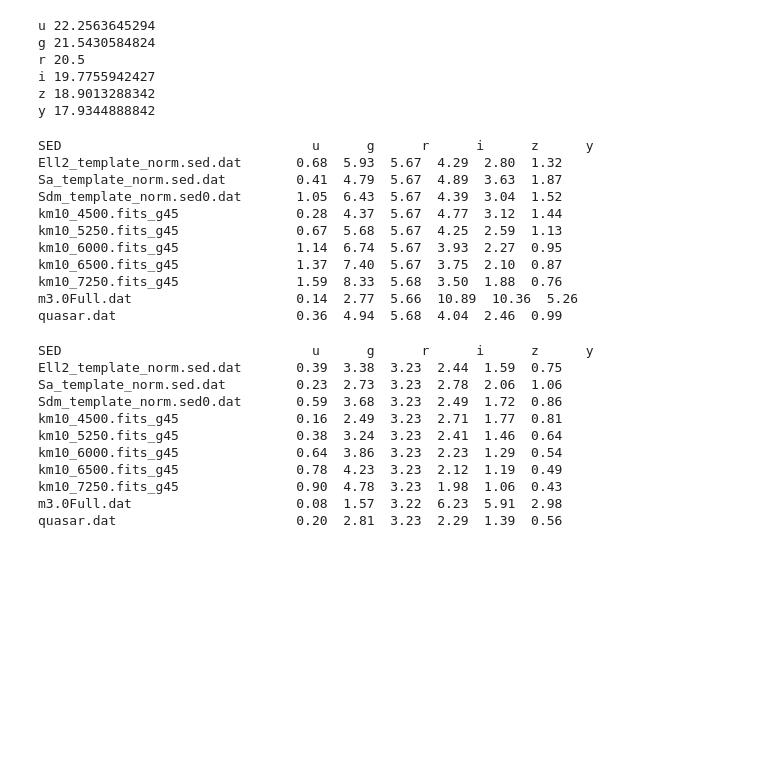
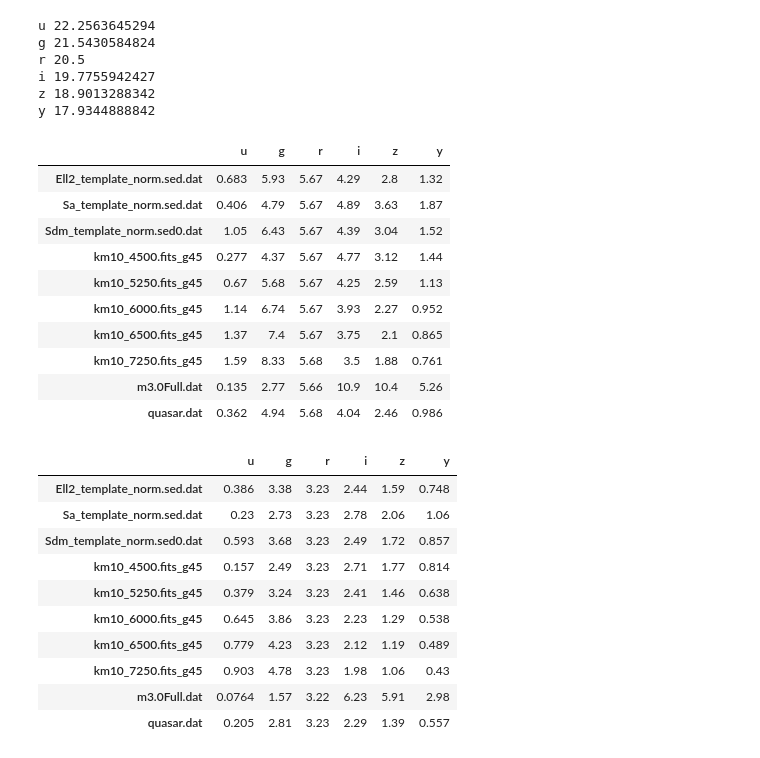
Before and after one commit to lsst/throughputs, a Jupyter notebook: examples/Calculating SNR.ipynb, the cells around one changed output. Drawn from its saved outputs; the diff is of its cells as text; code cells hidden in the pictures; blank space fills up the shorter version.

```diff
--- a/examples/Calculating SNR.ipynb
+++ b/examples/Calculating SNR.ipynb
@@ -259,51 +244,48 @@ y 17.9344888842
 # %%
 # Calculate SNR with varied sky brightness
 photParams = PhotometricParameters()
 seeing = 0.7
 FWHMeff = SignalToNoise.FWHMgeom2FWHMeff(seeing)
-snr = {}
-for s in seds:
-    snr[s] = {}
+snr = pd.DataFrame(index=seds, columns=filterlist)
+for i, s in enumerate(seds):
     for f in filterlist:
-        snr[s][f] = SignalToNoise.calcSNR_sed(seds[s], lsst_total[f], darksky, lsst_system[f],
+        snr.iloc[i][f] = SignalToNoise.calcSNR_sed(seds[s], lsst_total[f], darksky, lsst_system[f],
                                               photParams, FWHMeff=FWHMeff, verbose=False)
-_printSNR(snr)
+display(snr)
 # %% [output]
-SED                                u      g      r      i      z      y
-Ell2_template_norm.sed.dat       0.68  5.93  5.67  4.29  2.80  1.32
-Sa_template_norm.sed.dat         0.41  4.79  5.67  4.89  3.63  1.87
-Sdm_template_norm.sed0.dat       1.05  6.43  5.67  4.39  3.04  1.52
-km10_4500.fits_g45               0.28  4.37  5.67  4.77  3.12  1.44
-km10_5250.fits_g45               0.67  5.68  5.67  4.25  2.59  1.13
-km10_6000.fits_g45               1.14  6.74  5.67  3.93  2.27  0.95
-km10_6500.fits_g45               1.37  7.40  5.67  3.75  2.10  0.87
-km10_7250.fits_g45               1.59  8.33  5.68  3.50  1.88  0.76
-m3.0Full.dat                     0.14  2.77  5.66  10.89  10.36  5.26
-quasar.dat                       0.36  4.94  5.68  4.04  2.46  0.99
+|  | u | g | r | i | z | y |
+| Ell2_template_norm.sed.dat | 0.683 | 5.93 | 5.67 | 4.29 | 2.8 | 1.32 |
+| Sa_template_norm.sed.dat | 0.406 | 4.79 | 5.67 | 4.89 | 3.63 | 1.87 |
+| Sdm_template_norm.sed0.dat | 1.05 | 6.43 | 5.67 | 4.39 | 3.04 | 1.52 |
+| km10_4500.fits_g45 | 0.277 | 4.37 | 5.67 | 4.77 | 3.12 | 1.44 |
+| km10_5250.fits_g45 | 0.67 | 5.68 | 5.67 | 4.25 | 2.59 | 1.13 |
+| km10_6000.fits_g45 | 1.14 | 6.74 | 5.67 | 3.93 | 2.27 | 0.952 |
+| km10_6500.fits_g45 | 1.37 | 7.4 | 5.67 | 3.75 | 2.1 | 0.865 |
+| km10_7250.fits_g45 | 1.59 | 8.33 | 5.68 | 3.5 | 1.88 | 0.761 |
+| m3.0Full.dat | 0.135 | 2.77 | 5.66 | 10.9 | 10.4 | 5.26 |
+| quasar.dat | 0.362 | 4.94 | 5.68 | 4.04 | 2.46 | 0.986 |
 # %%
 # Vary the seeing (with this new sky background)
 photParams = PhotometricParameters()
 seeing = 1.2
 FWHMeff = SignalToNoise.FWHMgeom2FWHMeff(seeing)
-snr = {}
-for s in seds:
-    snr[s] = {}
+for i, s in enumerate(seds):
     for f in filterlist:
-        snr[s][f] = SignalToNoise.calcSNR_sed(seds[s], lsst_total[f], darksky, lsst_system[f],
+        snr.iloc[i][f] = SignalToNoise.calcSNR_sed(seds[s], lsst_total[f], darksky, lsst_system[f],
                                               photParams, FWHMeff=FWHMeff, verbose=False)
-_printSNR(snr)
+display(snr)
 # %% [output]
-SED                                u      g      r      i      z      y
-Ell2_template_norm.sed.dat       0.39  3.38  3.23  2.44  1.59  0.75
-Sa_template_norm.sed.dat         0.23  2.73  3.23  2.78  2.06  1.06
-Sdm_template_norm.sed0.dat       0.59  3.68  3.23  2.49  1.72  0.86
-km10_4500.fits_g45               0.16  2.49  3.23  2.71  1.77  0.81
-km10_5250.fits_g45               0.38  3.24  3.23  2.41  1.46  0.64
-km10_6000.fits_g45               0.64  3.86  3.23  2.23  1.29  0.54
-km10_6500.fits_g45               0.78  4.23  3.23  2.12  1.19  0.49
-km10_7250.fits_g45               0.90  4.78  3.23  1.98  1.06  0.43
-m3.0Full.dat                     0.08  1.57  3.22  6.23  5.91  2.98
-quasar.dat                       0.20  2.81  3.23  2.29  1.39  0.56
+|  | u | g | r | i | z | y |
+| Ell2_template_norm.sed.dat | 0.386 | 3.38 | 3.23 | 2.44 | 1.59 | 0.748 |
+| Sa_template_norm.sed.dat | 0.23 | 2.73 | 3.23 | 2.78 | 2.06 | 1.06 |
+| Sdm_template_norm.sed0.dat | 0.593 | 3.68 | 3.23 | 2.49 | 1.72 | 0.857 |
+| km10_4500.fits_g45 | 0.157 | 2.49 | 3.23 | 2.71 | 1.77 | 0.814 |
+| km10_5250.fits_g45 | 0.379 | 3.24 | 3.23 | 2.41 | 1.46 | 0.638 |
+| km10_6000.fits_g45 | 0.645 | 3.86 | 3.23 | 2.23 | 1.29 | 0.538 |
+| km10_6500.fits_g45 | 0.779 | 4.23 | 3.23 | 2.12 | 1.19 | 0.489 |
+| km10_7250.fits_g45 | 0.903 | 4.78 | 3.23 | 1.98 | 1.06 | 0.43 |
+| m3.0Full.dat | 0.0764 | 1.57 | 3.22 | 6.23 | 5.91 | 2.98 |
+| quasar.dat | 0.205 | 2.81 | 3.23 | 2.29 | 1.39 | 0.557 |
 # %%
 # Or vary the readnoise (for example) -- notice biggest effect in u band
 old_readnoise = photParams.readnoise
```
Also changed, not shown: parts of 8 cells of this notebook, 3 other files.
